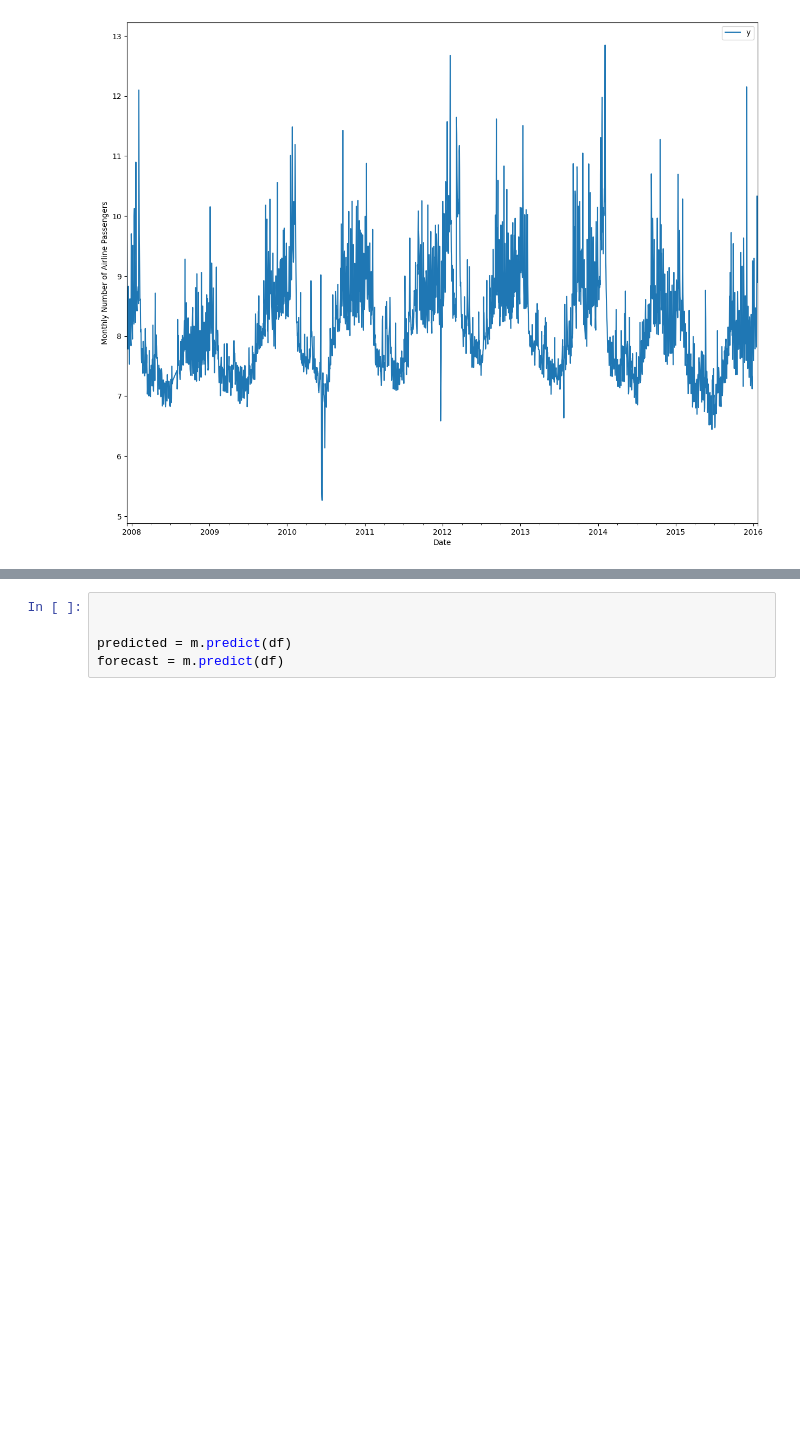
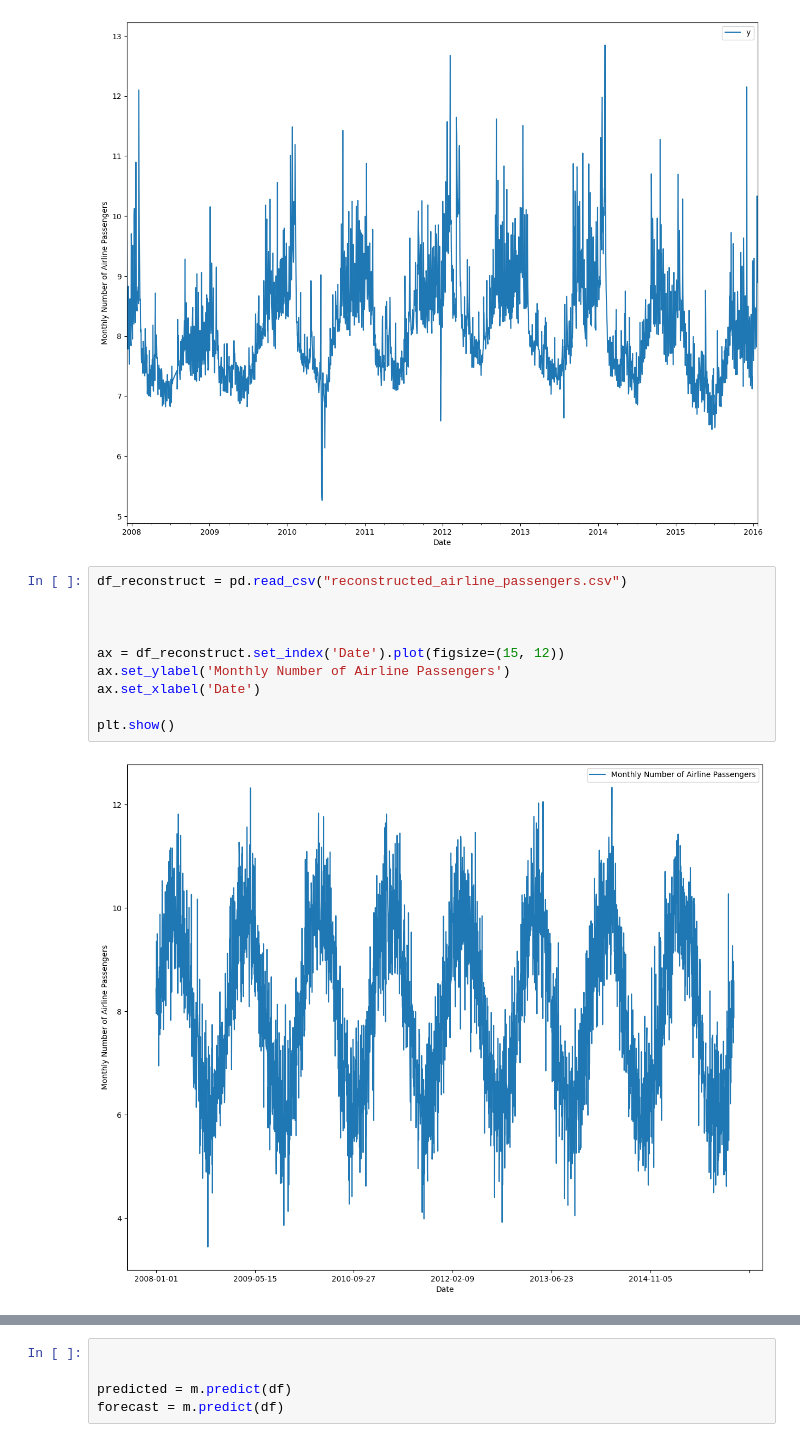
Before and after one commit to linglistack/alynling, a Jupyter notebook: freebie/test.ipynb, the cells around one changed output, grey strips where cells are left out. Drawn from its saved outputs; the diff is of its cells as text; blank space fills up the shorter version.

```diff
--- a/freebie/test.ipynb
+++ b/freebie/test.ipynb
@@ -51,6 +70,18 @@ ax.set_xlabel('Date')
 plt.show()
 # %% [output]
 [figure]
+# %%
+df_reconstruct = pd.read_csv("reconstructed_airline_passengers.csv")
+
+
+
+ax = df_reconstruct.set_index('Date').plot(figsize=(15, 12))
+ax.set_ylabel('Monthly Number of Airline Passengers')
+ax.set_xlabel('Date')
+
+plt.show()
+# %% [output]
+[figure, added]
 # %%
 m = NeuralProphet()
 m.set_plotting_backend("plotly-static")  # show plots correctly in jupyter notebooks
```
Also changed, not shown: parts of 3 cells of this notebook, 11 other files.
